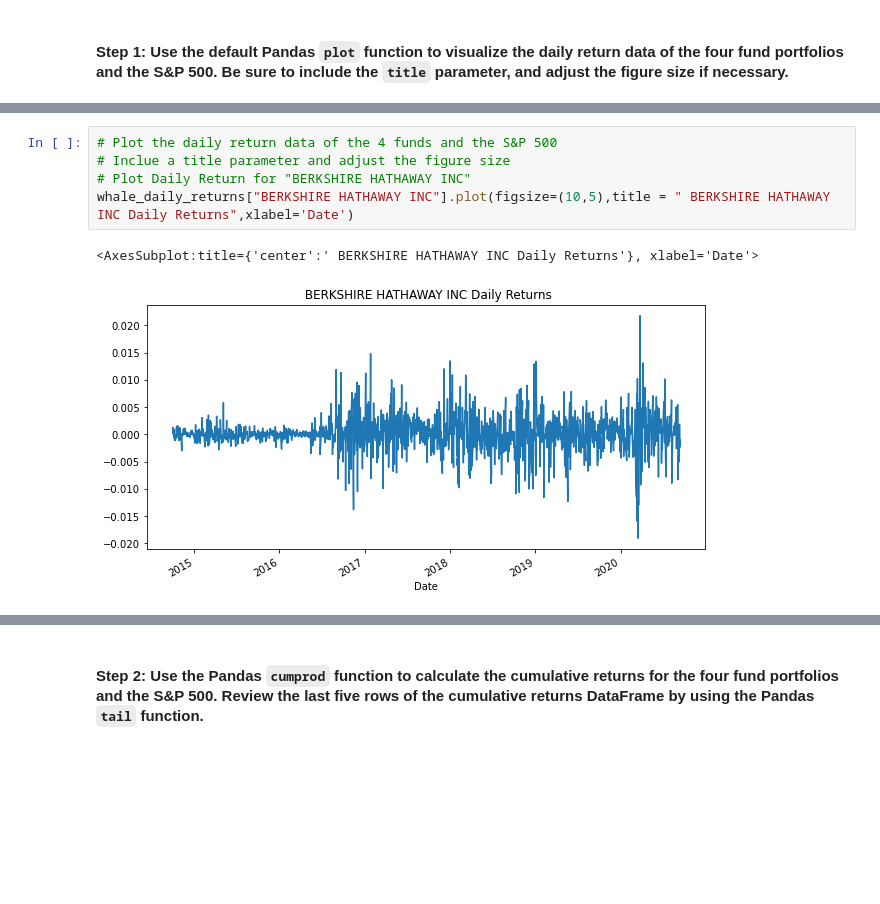
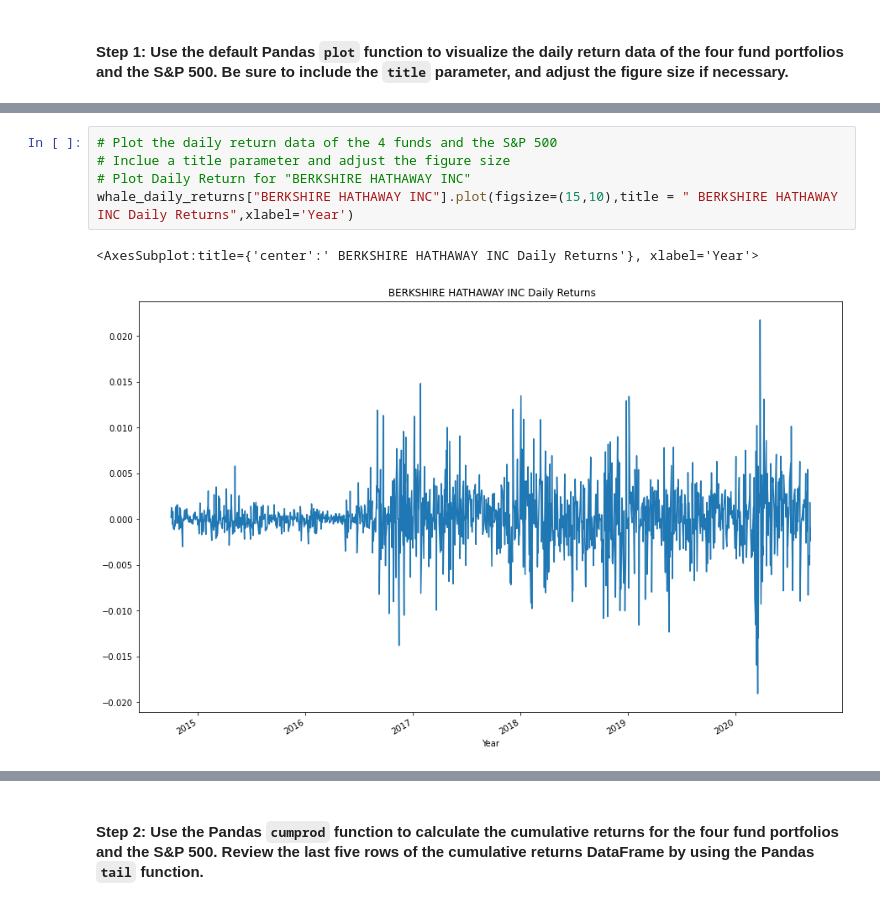
Before and after one commit to douglasg-fintec/Portfolio_Managment, a Jupyter notebook: risk_return_analysis.ipynb, the cells around one changed output, grey strips where cells are left out. Cells and saved outputs as stored; diff of their text form; blank space fills up the shorter version.

```diff
--- a/risk_return_analysis.ipynb
+++ b/risk_return_analysis.ipynb
@@ -189,11 +189,11 @@ whale_daily_returns["TIGER GLOBAL MANAGEMENT LLC"].plot(figsize=(10,5),title = "
 # %%
 # Plot the daily return data of the 4 funds and the S&P 500
 # Inclue a title parameter and adjust the figure size
 # Plot Daily Return for "BERKSHIRE HATHAWAY INC"
-whale_daily_returns["BERKSHIRE HATHAWAY INC"].plot(figsize=(10,5),title = " BERKSHIRE HATHAWAY INC Daily Returns",xlabel='Date')
+whale_daily_returns["BERKSHIRE HATHAWAY INC"].plot(figsize=(15,10),title = " BERKSHIRE HATHAWAY INC Daily Returns",xlabel='Year')
 # %% [output]
-<AxesSubplot:title={'center':' BERKSHIRE HATHAWAY INC Daily Returns'}, xlabel='Date'>
+<AxesSubplot:title={'center':' BERKSHIRE HATHAWAY INC Daily Returns'}, xlabel='Year'>
-[figure, old version]
+[figure, new version]
 # %%
 # Plot the daily return data of the 4 funds and the S&P 500
 # Inclue a title parameter and adjust the figure size
```
Also changed, not shown: parts of 14 cells of this notebook.
